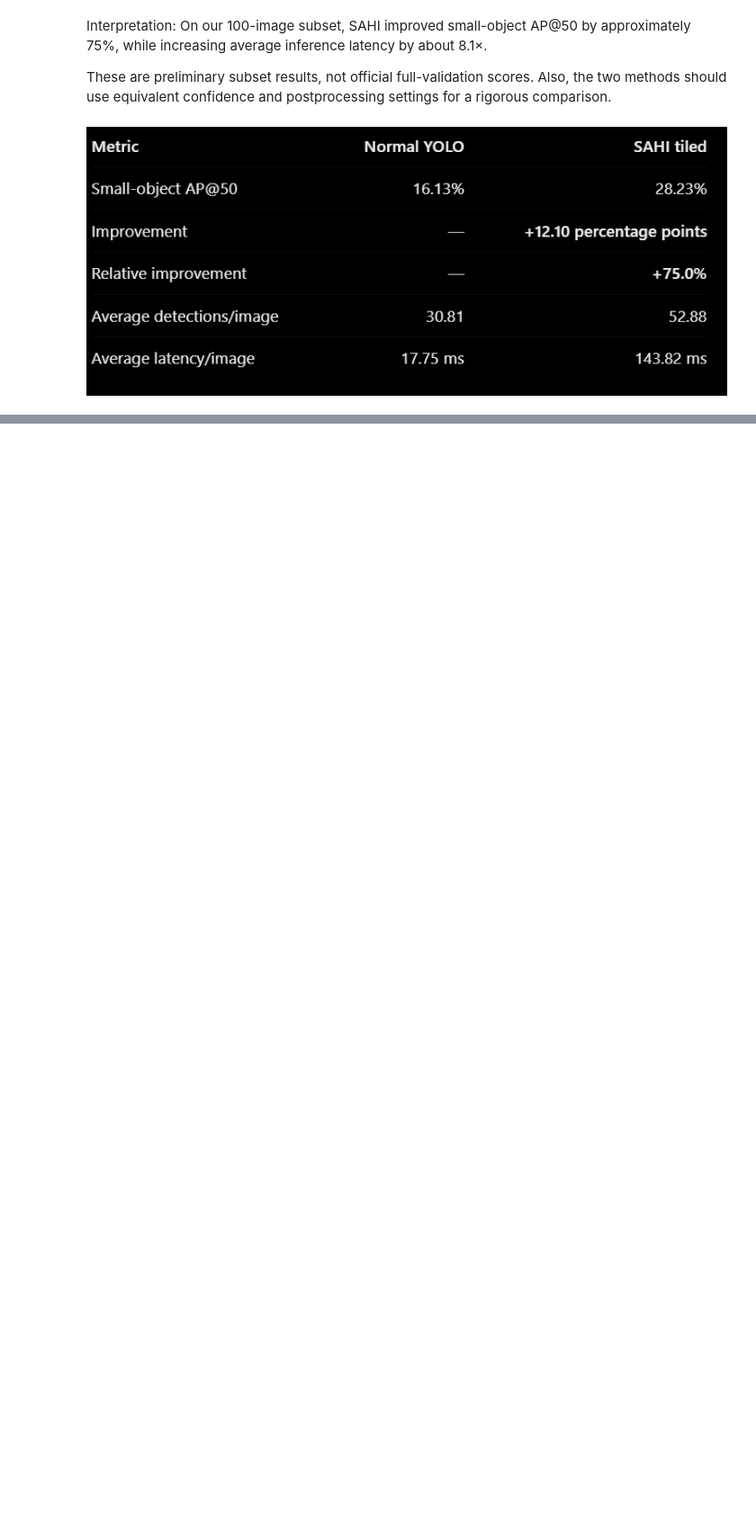
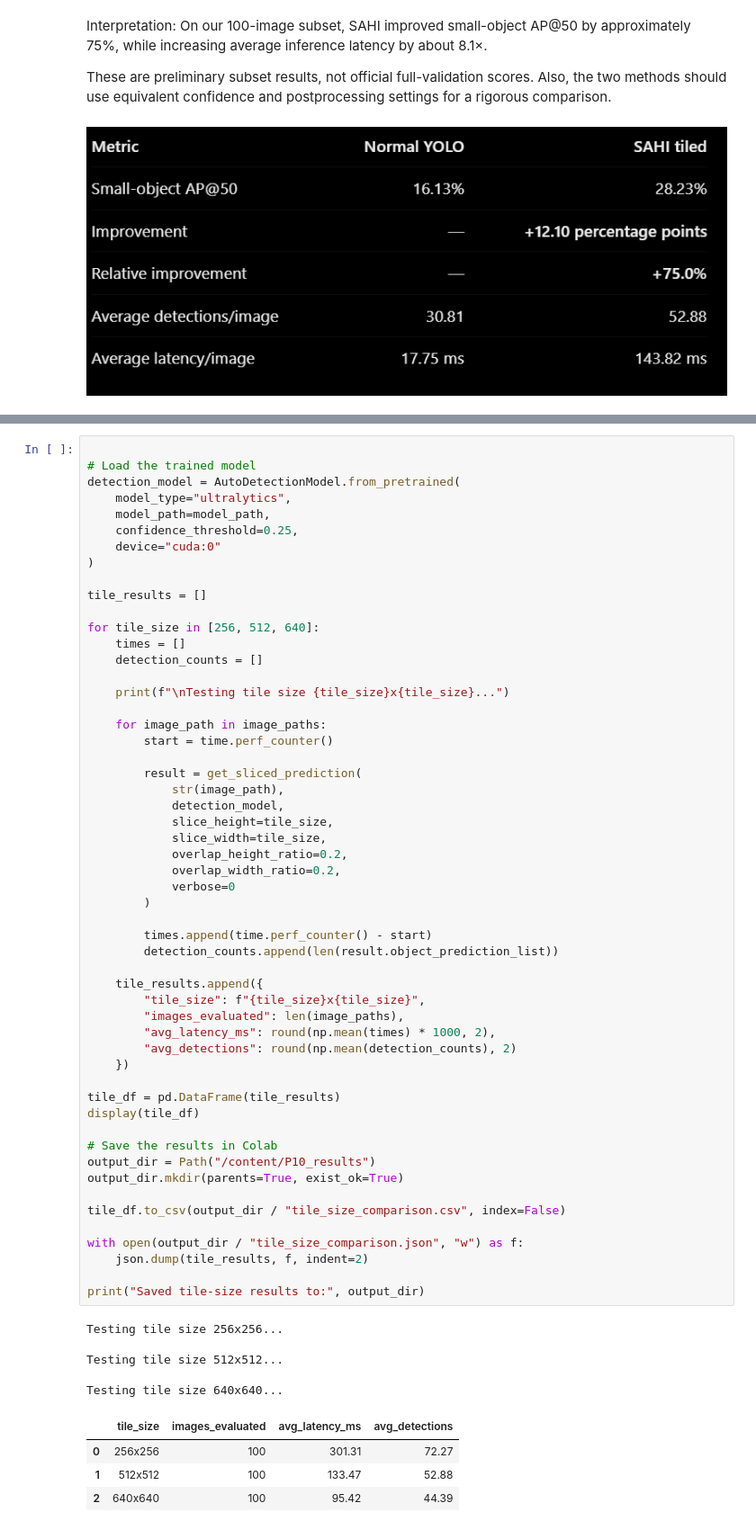
Before and after one commit to Ananyasaini06/Small-Object-Detection, a Jupyter notebook: Small_Object_Detection.ipynb, the cells around one changed output, grey strips where cells are left out. Shown at 90% size. Drawn from its saved outputs; the diff is of its cells as text; blank space fills up the shorter version.

```diff
--- a/Small_Object_Detection.ipynb
+++ b/Small_Object_Detection.ipynb
@@ -793,0 +822,64 @@ files.download(zip_path)
+# %%
+
+# Load the trained model
+detection_model = AutoDetectionModel.from_pretrained(
+    model_type="ultralytics",
+    model_path=model_path,
+    confidence_threshold=0.25,
+    device="cuda:0"
+)
+
+tile_results = []
+
+for tile_size in [256, 512, 640]:
+    times = []
+    detection_counts = []
+
+    print(f"\nTesting tile size {tile_size}x{tile_size}...")
+
+    for image_path in image_paths:
+        start = time.perf_counter()
+
+        result = get_sliced_prediction(
+            str(image_path),
+            detection_model,
+            slice_height=tile_size,
+            slice_width=tile_size,
+            overlap_height_ratio=0.2,
+            overlap_width_ratio=0.2,
+            verbose=0
+        )
+
+        times.append(time.perf_counter() - start)
+        detection_counts.append(len(result.object_prediction_list))
+
+    tile_results.append({
+        "tile_size": f"{tile_size}x{tile_size}",
+        "images_evaluated": len(image_paths),
+        "avg_latency_ms": round(np.mean(times) * 1000, 2),
+        "avg_detections": round(np.mean(detection_counts), 2)
+    })
+
+tile_df = pd.DataFrame(tile_results)
+display(tile_df)
+
+# Save the results in Colab
+output_dir = Path("/content/P10_results")
+output_dir.mkdir(parents=True, exist_ok=True)
+
+tile_df.to_csv(output_dir / "tile_size_comparison.csv", index=False)
+
+with open(output_dir / "tile_size_comparison.json", "w") as f:
+    json.dump(tile_results, f, indent=2)
+
+print("Saved tile-size results to:", output_dir)
+# %% [output]
+Testing tile size 256x256...
+
+Testing tile size 512x512...
+
+Testing tile size 640x640...
+|  | tile_size | images_evaluated | avg_latency_ms | avg_detections |
+| 0 | 256x256 | 100 | 301.31 | 72.27 |
+| 1 | 512x512 | 100 | 133.47 | 52.88 |
+| 2 | 640x640 | 100 | 95.42 | 44.39 |
```
Also changed, not shown: parts of 14 cells of this notebook.
